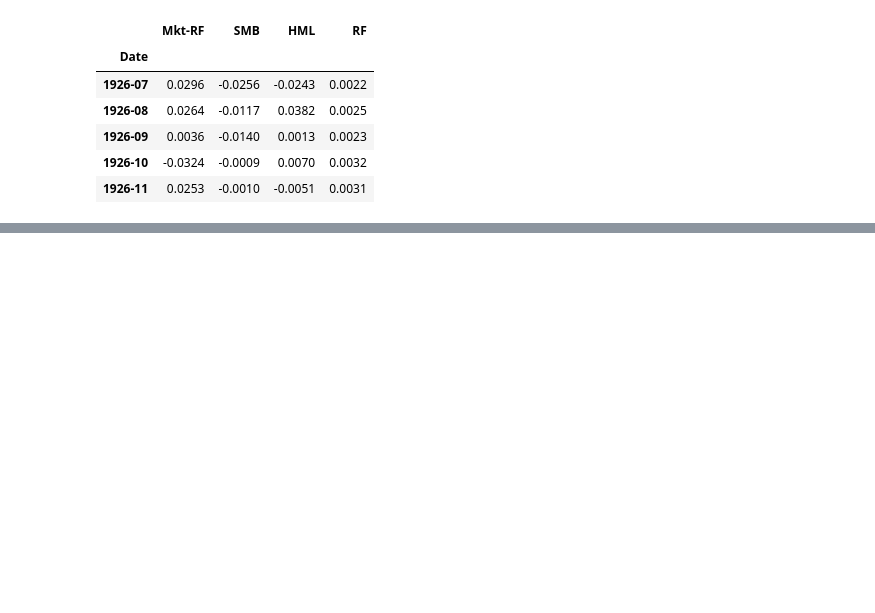
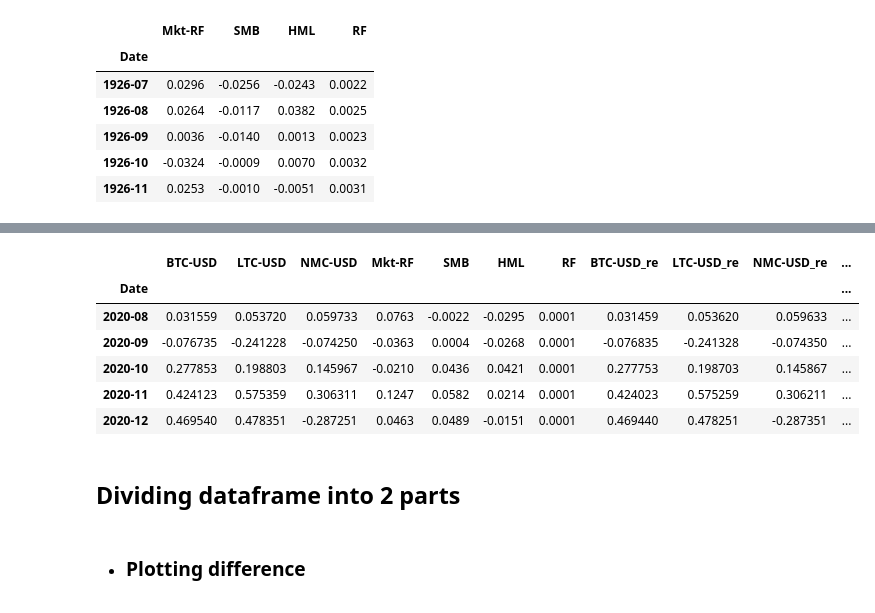
Before and after one commit to maxbranting/investment-theory, a Jupyter notebook: crypto-portfolio.ipynb, the cells around one changed output, grey strips where cells are left out. Cells and saved outputs as stored; diff of their text form; code cells hidden in the pictures; blank space fills up the shorter version.

```diff
--- a/crypto-portfolio.ipynb
+++ b/crypto-portfolio.ipynb
@@ -513,0 +150,12 @@ Text(0.5, 1.0, 'Rolling Betas for each company over 20 year period')
+# %%
+dffull.tail()
+# %% [output]
+|  | BTC-USD | LTC-USD | NMC-USD | Mkt-RF | SMB | HML | RF | BTC-USD_re | LTC-USD_re | NMC-USD_re | ... |
+| Date |  |  |  |  |  |  |  |  |  |  | ... |
+| 2020-08 | 0.031559 | 0.053720 | 0.059733 | 0.0763 | -0.0022 | -0.0295 | 0.0001 | 0.031459 | 0.053620 | 0.059633 | ... |
+| 2020-09 | -0.076735 | -0.241228 | -0.074250 | -0.0363 | 0.0004 | -0.0268 | 0.0001 | -0.076835 | -0.241328 | -0.074350 | ... |
+| 2020-10 | 0.277853 | 0.198803 | 0.145967 | -0.0210 | 0.0436 | 0.0421 | 0.0001 | 0.277753 | 0.198703 | 0.145867 | ... |
+| 2020-11 | 0.424123 | 0.575359 | 0.306311 | 0.1247 | 0.0582 | 0.0214 | 0.0001 | 0.424023 | 0.575259 | 0.306211 | ... |
+| 2020-12 | 0.469540 | 0.478351 | -0.287251 | 0.0463 | 0.0489 | -0.0151 | 0.0001 | 0.469440 | 0.478251 | -0.287351 | ... |
+# %% [markdown]
+## Dividing dataframe into 2 parts
@@ -513,0 +168,2 @@ Text(0.5, 1.0, 'Rolling Betas for each company over 20 year period')
+# %% [markdown]
+* ### Plotting difference
```
Also changed, not shown: parts of 41 cells of this notebook.
